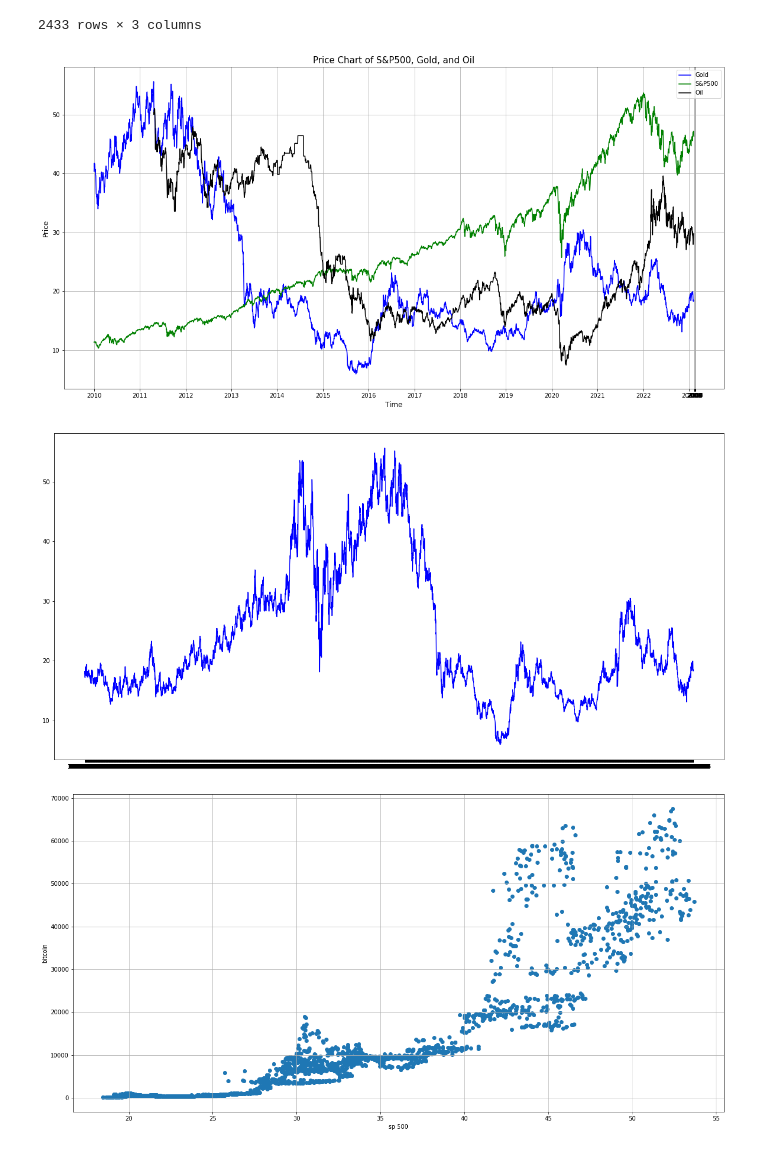
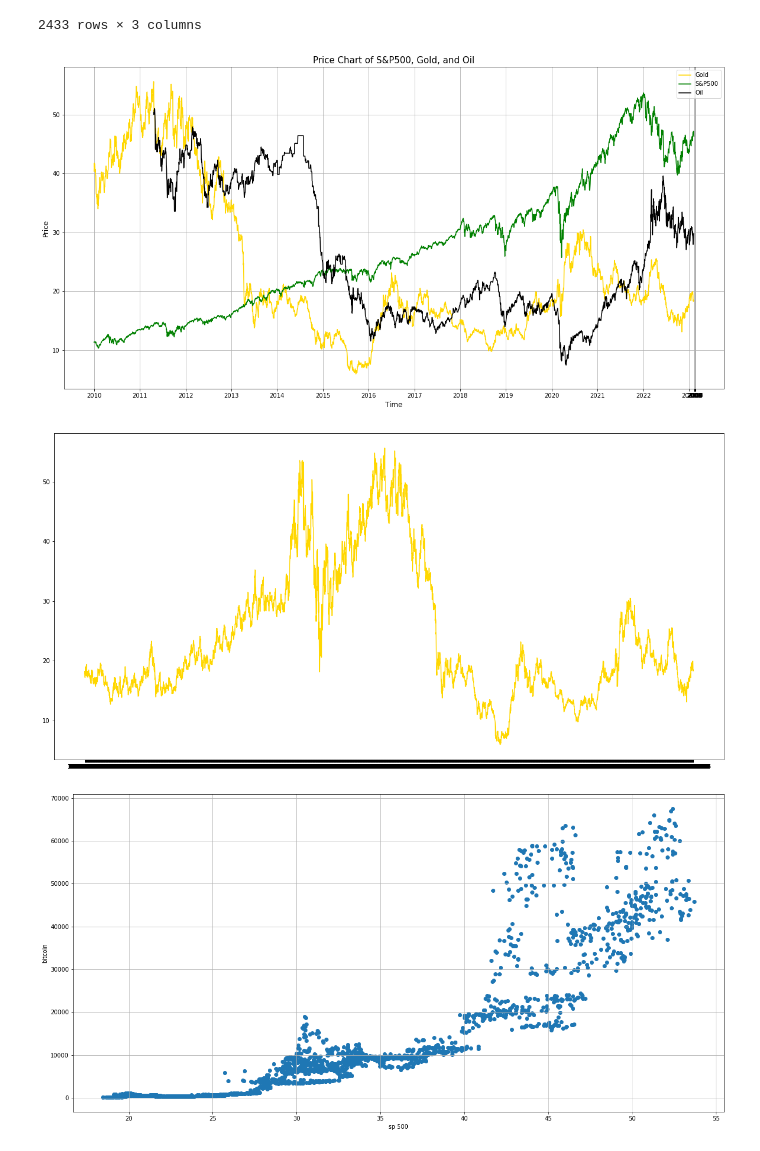
Before and after one commit to SMKSmith/Project1, a Jupyter notebook: visualizations.ipynb, the cells around one changed output. Cells and saved outputs as stored; diff of their text form; code cells hidden in the pictures.

```diff
--- a/visualizations.ipynb
+++ b/visualizations.ipynb
@@ -183,7 +203,7 @@ gold_df2 = gold_df.loc[gold_df['date'] > '2010-01-01']
 sp500_df2 = sp500_df.loc[sp500_df['date'] > '2010-01-01']
 # %%
 plt.figure(figsize = (20,10))
-plt.plot(gold_df2['date'],gold_df2['close'], color = 'blue', label = "Gold")
+plt.plot(gold_df2['date'],gold_df2['close'], color = 'gold', label = "Gold")
 plt.plot(sp500_df2['date'],sp500_df2['close'], color = 'green', label = "S&P500")
 plt.plot(oil_df['date'],oil_df['close'], color = 'black', label = "Oil")
 
@@ -214,13 +234,13 @@ plt.title("Price Chart of S&P500, Gold, and Oil", size = 15)
 plt.grid()
 plt.show()
 # %% [output]
-[figure, old version]
+[figure, new version]
 # %%
 plt.figure(figsize = (20,10))
-plt.plot(gold_df['date'],gold_df['close'], color = 'blue', label = "Gold")
+plt.plot(gold_df['date'],gold_df['close'], color = 'gold', label = "Gold")
 plt.show()
 # %% [output]
-[figure, old version]
+[figure, new version]
 # %%
 # def date_close_plot(data_frame):
 # labels = []
```
Also changed, not shown: parts of 30 cells of this notebook.
